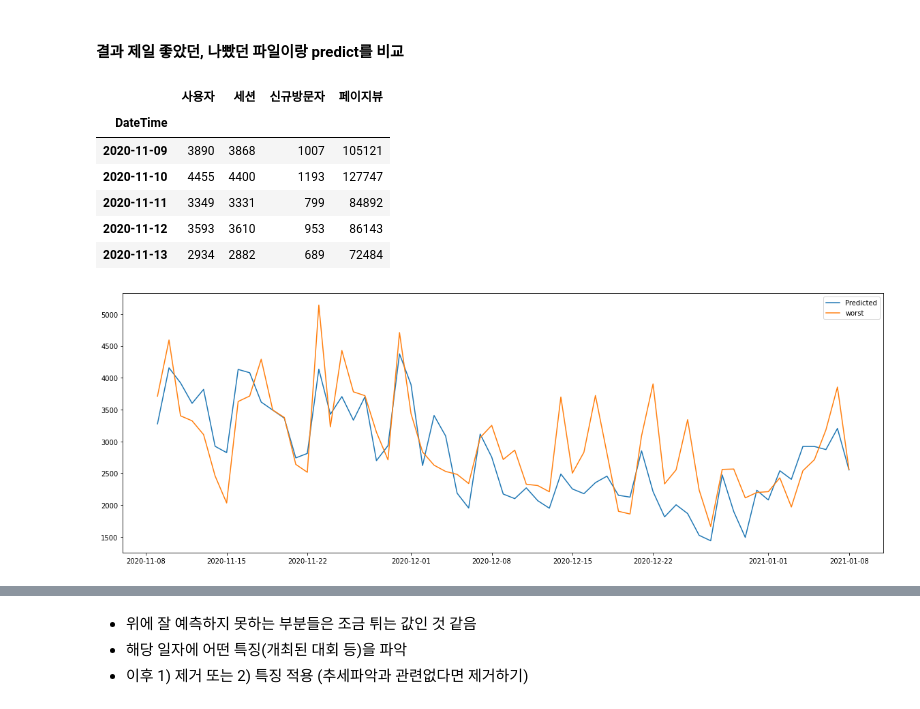
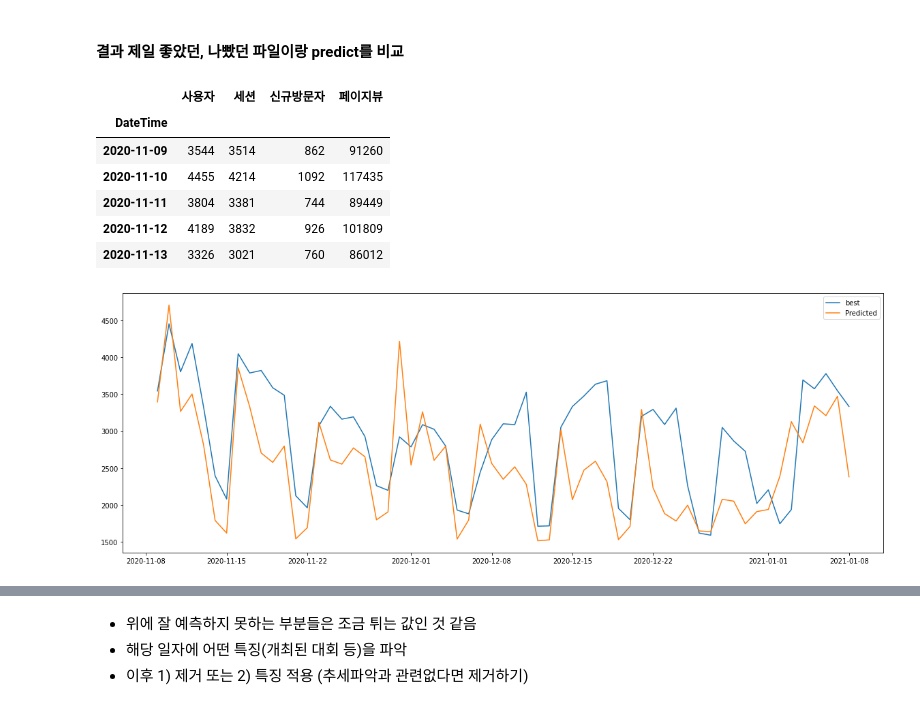
Before and after one commit to juhee3199/DACON_CUP, a Jupyter notebook: lstm_feature_추가.ipynb, the cells around one changed output, grey strips where cells are left out. Cells and saved outputs as stored; diff of their text form; code cells hidden in the pictures.

```diff
--- a/lstm_feature_추가.ipynb
+++ b/lstm_feature_추가.ipynb
@@ -602,16 +653,16 @@ submission.to_csv('feature 추가1.csv', index = False, encoding = 'euc-kr')
 # %%
 path2 = "/content/drive/MyDrive/Colab Notebooks/DACONCUP 주희"
 # %%
-best = pd.read_csv(path2 + '/submit/add 날짜feature.csv', encoding = 'euc-kr')
+best = pd.read_csv(path + '/submit_data/submission0111_1.csv', encoding = 'euc-kr')
 best.set_index('DateTime', inplace = True)
 best.index = pd.to_datetime(best.index)
 best.head()
 # %% [output]
 |  | 사용자 | 세션 | 신규방문자 | 페이지뷰 |
 | DateTime |  |  |  |  |
-| 2020-11-09 | 3890 | 3868 | 1007 | 105121 |
-| 2020-11-10 | 4455 | 4400 | 1193 | 127747 |
-| 2020-11-11 | 3349 | 3331 | 799 | 84892 |
-| 2020-11-12 | 3593 | 3610 | 953 | 86143 |
-| 2020-11-13 | 2934 | 2882 | 689 | 72484 |
+| 2020-11-09 | 3544 | 3514 | 862 | 91260 |
+| 2020-11-10 | 4455 | 4214 | 1092 | 117435 |
+| 2020-11-11 | 3804 | 3381 | 744 | 89449 |
+| 2020-11-12 | 4189 | 3832 | 926 | 101809 |
+| 2020-11-13 | 3326 | 3021 | 760 | 86012 |
 # %%
@@ -629,13 +680,13 @@ submission.index = pd.to_datetime(submission.index)
 
 
 plt.figure(figsize = (20,7))
-# pyplot.plot(best['사용자'], label='best')
+pyplot.plot(best['사용자'], label='best')
 pyplot.plot(submission['사용자'], label='Predicted')
-pyplot.plot(worst['사용자'], label = 'worst')
+#pyplot.plot(worst['사용자'], label = 'worst')
 pyplot.legend()
 pyplot.show()
 # %% [output]
-[figure, old version]
+[figure, new version]
 # %%
 
 plt.figure(figsize = (20,7))
```
Also changed, not shown: parts of 26 cells of this notebook.
